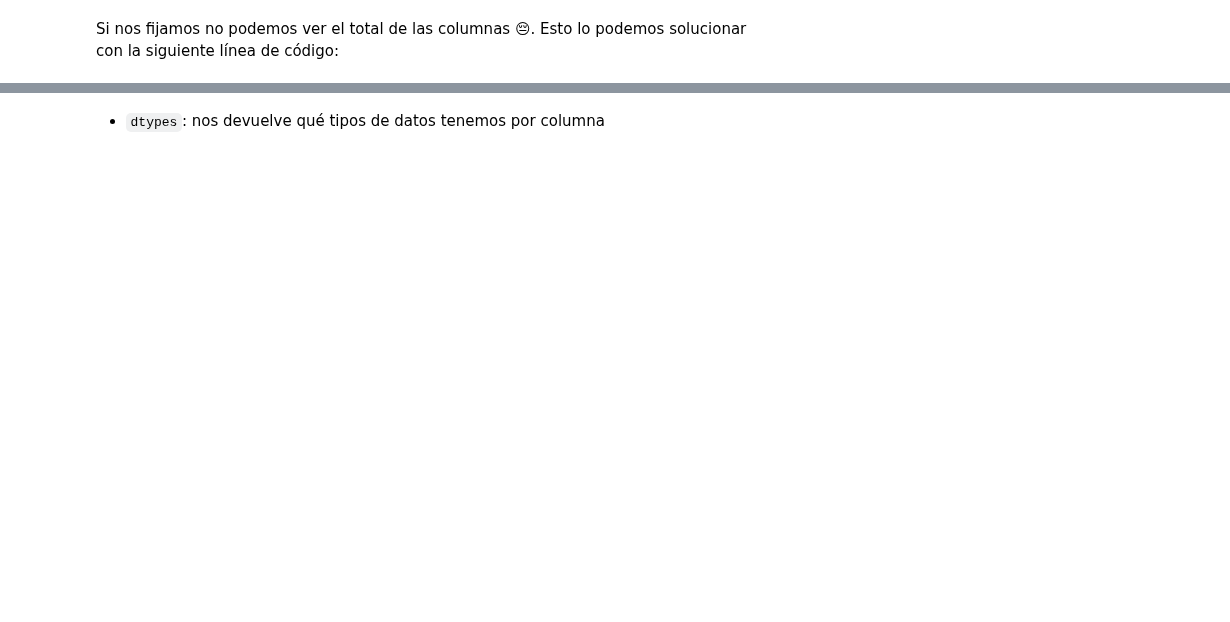
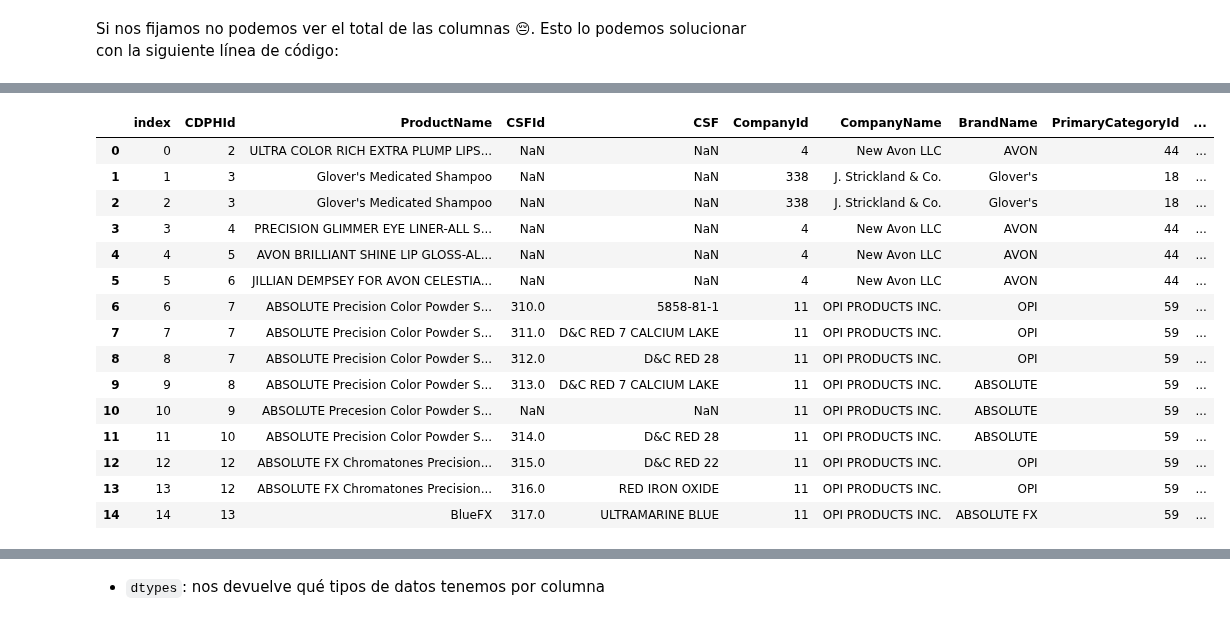
Before and after one commit to Ironhack-Data-Madrid-PartTime-May22/apuntes_clases, a Jupyter notebook: semana-04/4.1-Intro_Pandas.ipynb, the cells around one changed output, grey strips where cells are left out. Cells and saved outputs as stored; diff of their text form; code cells hidden in the pictures; blank space fills up the shorter version.

```diff
--- a/semana-04/4.1-Intro_Pandas.ipynb
+++ b/semana-04/4.1-Intro_Pandas.ipynb
@@ -251,0 +597,21 @@ Si nos fijamos no podemos ver el total de las columnas 😔. Esto lo podemos sol
+# %%
+# podemos especificar el número de filas que queremos ver
+
+df_csv.head(15)
+# %% [output]
+|  | index | CDPHId | ProductName | CSFId | CSF | CompanyId | CompanyName | BrandName | PrimaryCategoryId | ... |
+| 0 | 0 | 2 | ULTRA COLOR RICH EXTRA PLUMP LIPS... | NaN | NaN | 4 | New Avon LLC | AVON | 44 | ... |
+| 1 | 1 | 3 | Glover's Medicated Shampoo | NaN | NaN | 338 | J. Strickland & Co. | Glover's | 18 | ... |
+| 2 | 2 | 3 | Glover's Medicated Shampoo | NaN | NaN | 338 | J. Strickland & Co. | Glover's | 18 | ... |
+| 3 | 3 | 4 | PRECISION GLIMMER EYE LINER-ALL S... | NaN | NaN | 4 | New Avon LLC | AVON | 44 | ... |
+| 4 | 4 | 5 | AVON BRILLIANT SHINE LIP GLOSS-AL... | NaN | NaN | 4 | New Avon LLC | AVON | 44 | ... |
+| 5 | 5 | 6 | JILLIAN DEMPSEY FOR AVON CELESTIA... | NaN | NaN | 4 | New Avon LLC | AVON | 44 | ... |
+| 6 | 6 | 7 | ABSOLUTE Precision Color Powder S... | 310.0 | 5858-81-1 | 11 | OPI PRODUCTS INC. | OPI | 59 | ... |
+| 7 | 7 | 7 | ABSOLUTE Precision Color Powder S... | 311.0 | D&C RED 7 CALCIUM LAKE | 11 | OPI PRODUCTS INC. | OPI | 59 | ... |
+| 8 | 8 | 7 | ABSOLUTE Precision Color Powder S... | 312.0 | D&C RED 28 | 11 | OPI PRODUCTS INC. | OPI | 59 | ... |
+| 9 | 9 | 8 | ABSOLUTE Precision Color Powder S... | 313.0 | D&C RED 7 CALCIUM LAKE | 11 | OPI PRODUCTS INC. | ABSOLUTE | 59 | ... |
+| 10 | 10 | 9 | ABSOLUTE Precesion Color Powder S... | NaN | NaN | 11 | OPI PRODUCTS INC. | ABSOLUTE | 59 | ... |
+| 11 | 11 | 10 | ABSOLUTE Precision Color Powder S... | 314.0 | D&C RED 28 | 11 | OPI PRODUCTS INC. | ABSOLUTE | 59 | ... |
+| 12 | 12 | 12 | ABSOLUTE FX Chromatones Precision... | 315.0 | D&C RED 22 | 11 | OPI PRODUCTS INC. | OPI | 59 | ... |
+| 13 | 13 | 12 | ABSOLUTE FX Chromatones Precision... | 316.0 | RED IRON OXIDE | 11 | OPI PRODUCTS INC. | OPI | 59 | ... |
+| 14 | 14 | 13 | BlueFX | 317.0 | ULTRAMARINE BLUE | 11 | OPI PRODUCTS INC. | ABSOLUTE FX | 59 | ... |
```
Also changed, not shown: parts of 77 cells of this notebook.
